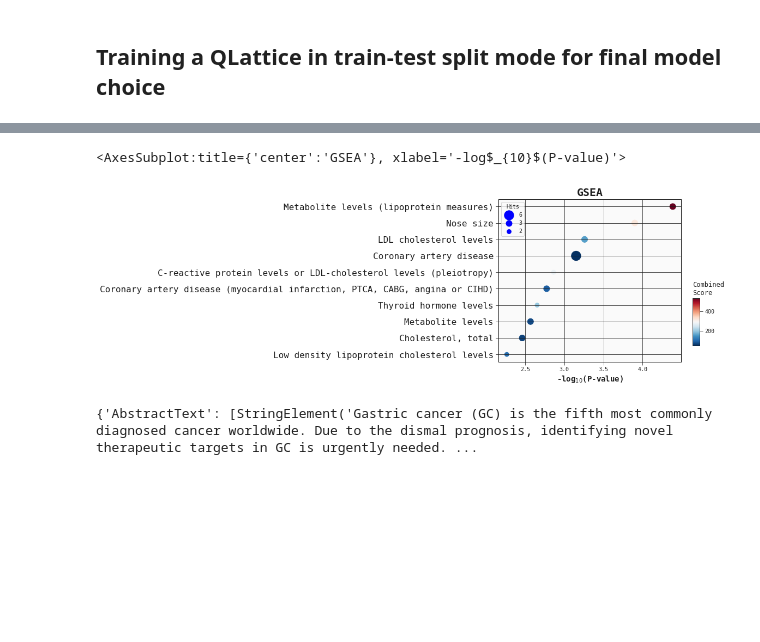
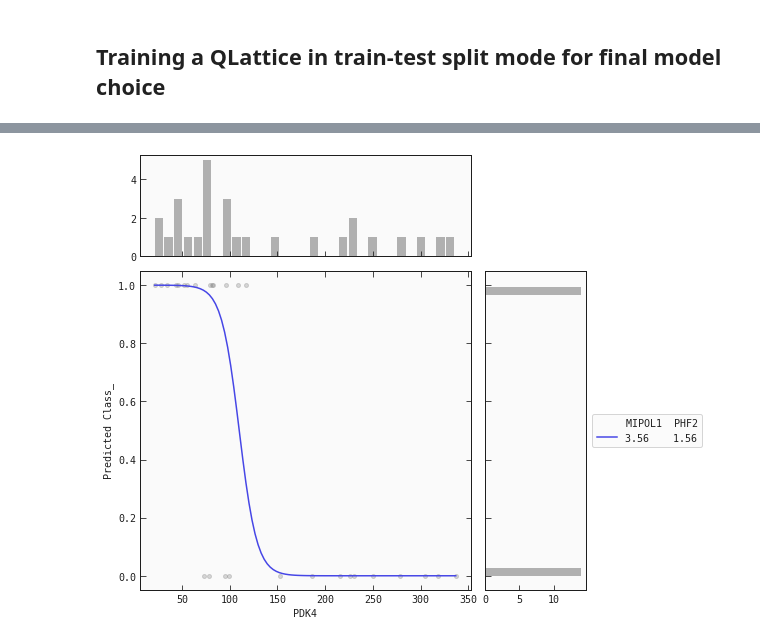
Before and after one commit to abzu-ai/QLattice-clinical-omics, a Jupyter notebook: notebooks/insulin_obesity.ipynb, the cells around one changed output, grey strips where cells are left out. Saved outputs shown, nothing was run; the diff lists cells and outputs as text; code cells hidden in the pictures; blank space fills up the shorter version.

```diff
--- a/notebooks/insulin_obesity.ipynb
+++ b/notebooks/insulin_obesity.ipynb
@@ -368,23 +272,4 @@ enrichment_correlated = gsea('GWAS_Catalog_2019', geneL)
-# %%
-# simple plotting function
-from gseapy.plot import barplot, dotplot
-
-# to save your figure, make sure that ``ofname`` is not None
-dotplot(enrichment_correlated.results, column='P-value',title='GSEA', cutoff=0.05)
-# %% [output]
-<AxesSubplot:title={'center':'GSEA'}, xlabel='-log$_{10}$(P-value)'>
-[figure, removed]
-# %%
-if __name__ == '__main__':
-    results = search('GLI2', 1)# AND insulin resistance AND Human')
-    id_list = results['IdList']
-    #print(id_list)
-    papers = fetch_details(id_list)
-    for i, paper in enumerate(papers['PubmedArticle']):
-        #print(id_list[i])
-        #print(paper['MedlineCitation']['Article']['ArticleTitle'])
-        print(paper['MedlineCitation']['Article']['Abstract'])
-
-        #print("{}) {} {} {} ".format(i+1, id_list[i], paper['MedlineCitation']['Article']['ArticleTitle'],paper['MedlineCitation']['Article']['Abstract']))
-# %% [output]
-{'AbstractText': [StringElement('Gastric cancer (GC) is the fifth most commonly diagnosed cancer worldwide. Due to the dismal prognosis, identifying novel therapeutic targets in GC is urgently needed. ...
+# %%
+models_[2].plot_response_1d(test, 'PDK4')
+# %% [output]
+[figure, added]
```
Also changed, not shown: parts of 21 cells of this notebook.
